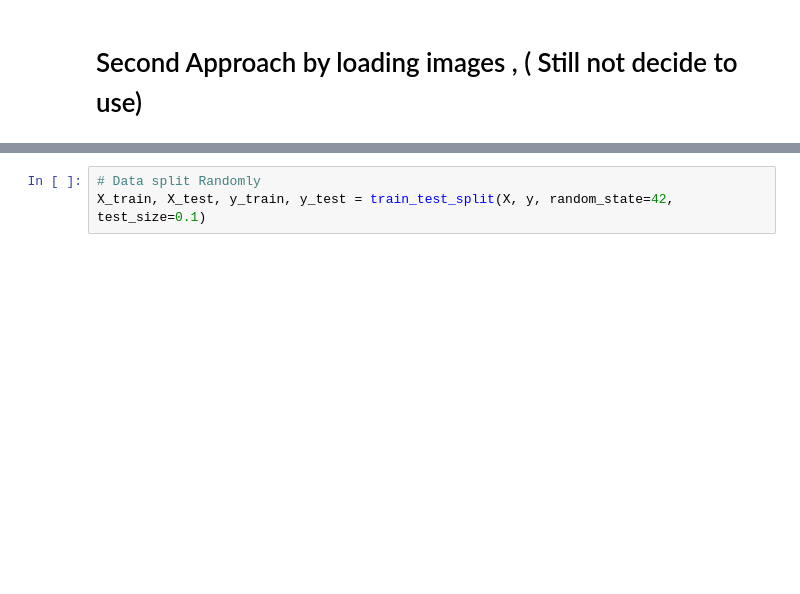
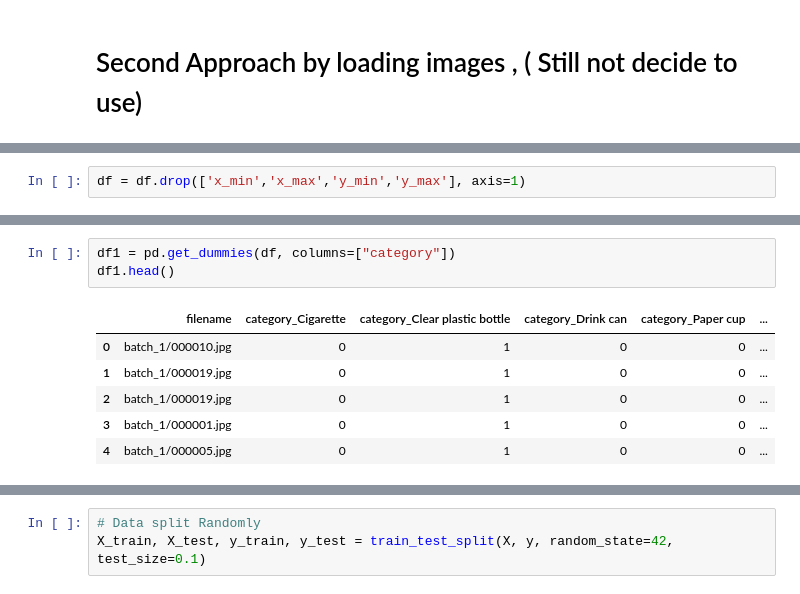
Before and after one commit to zhimg/Trash-Image-Classification-System-using-Machine-Learning-and-Deep-Learning-Algorithms, a Jupyter notebook: trash_classification.ipynb, the cells around one changed output, grey strips where cells are left out. Saved outputs shown, nothing was run; the diff lists cells and outputs as text; blank space fills up the shorter version.

```diff
--- a/trash_classification.ipynb
+++ b/trash_classification.ipynb
@@ -399,0 +419,2 @@ batch1_df
+# %%
+df = df.drop(['x_min','x_max','y_min','y_max'], axis=1)
@@ -399,0 +430,10 @@ batch1_df
+# %%
+df1 = pd.get_dummies(df, columns=["category"])
+df1.head()
+# %% [output]
+|  | filename | category_Cigarette | category_Clear plastic bottle | category_Drink can | category_Paper cup | ... |
+| 0 | batch_1/000010.jpg | 0 | 1 | 0 | 0 | ... |
+| 1 | batch_1/000019.jpg | 0 | 1 | 0 | 0 | ... |
+| 2 | batch_1/000019.jpg | 0 | 1 | 0 | 0 | ... |
+| 3 | batch_1/000001.jpg | 0 | 1 | 0 | 0 | ... |
+| 4 | batch_1/000005.jpg | 0 | 1 | 0 | 0 | ... |
```
Also changed, not shown: parts of 26 cells of this notebook.
